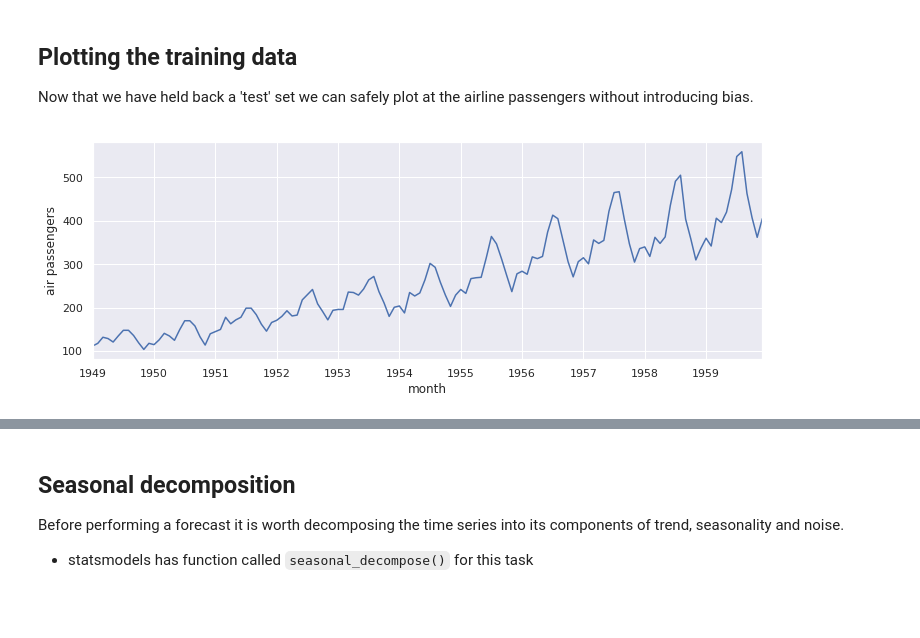
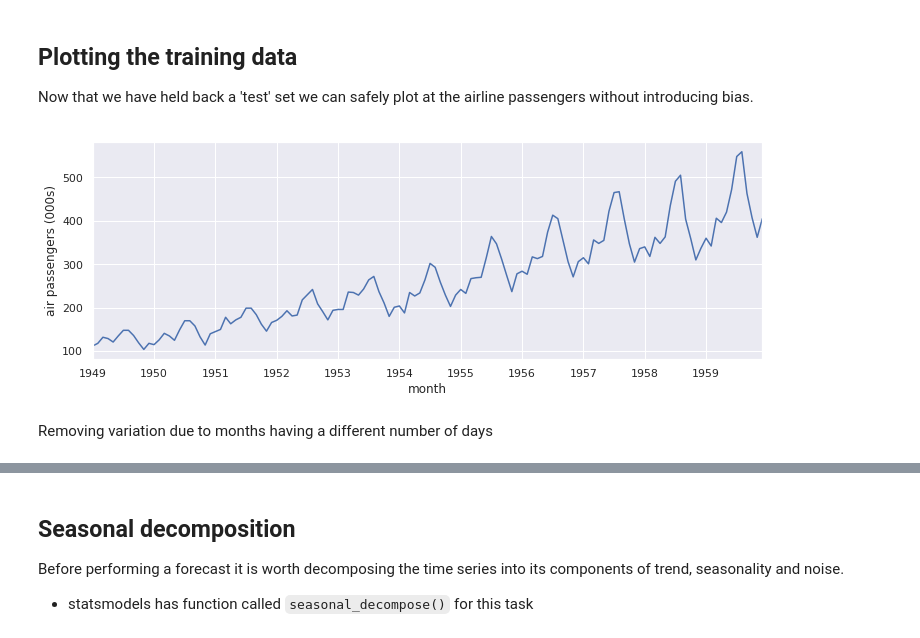
Before and after one commit to TomMonks/code-club-basic-forecasting, a Jupyter notebook: intro_to_dates.ipynb, the cells around one changed output, grey strips where cells are left out. Saved outputs shown, nothing was run; the diff lists cells and outputs as text; code cells hidden in the pictures; blank space fills up the shorter version.

```diff
--- a/intro_to_dates.ipynb
+++ b/intro_to_dates.ipynb
@@ -377,6 +378,8 @@ len(test)
 Now that we have held back a 'test' set we can safely plot at the airline passengers without introducing bias.
 # %%
 ax = train.plot(figsize=(12,4))
-ax.set(xlabel='month', ylabel='air passengers');
+ax.set(xlabel='month', ylabel='air passengers (000s)');
 # %% [output]
-[figure, old version]
+[figure, new version]
+# %% [markdown]
+Removing variation due to months having a different number of days
```
Also changed, not shown: parts of 48 cells of this notebook.
